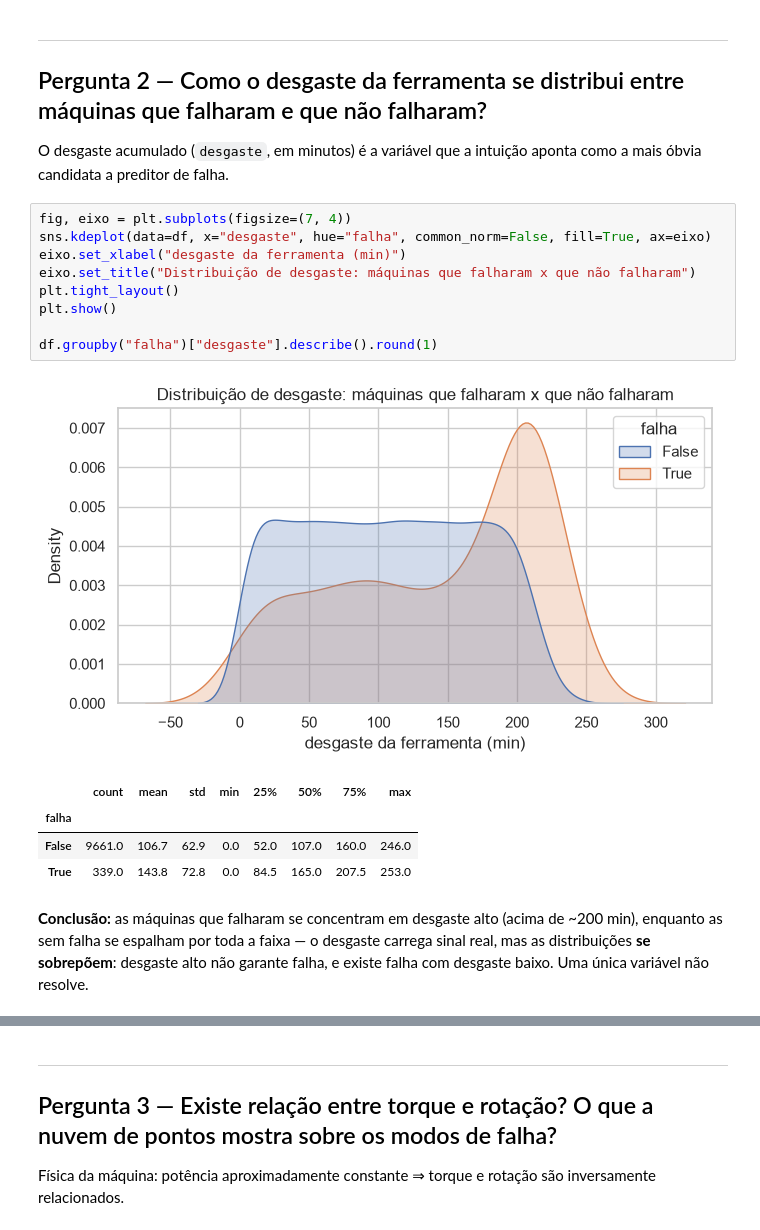
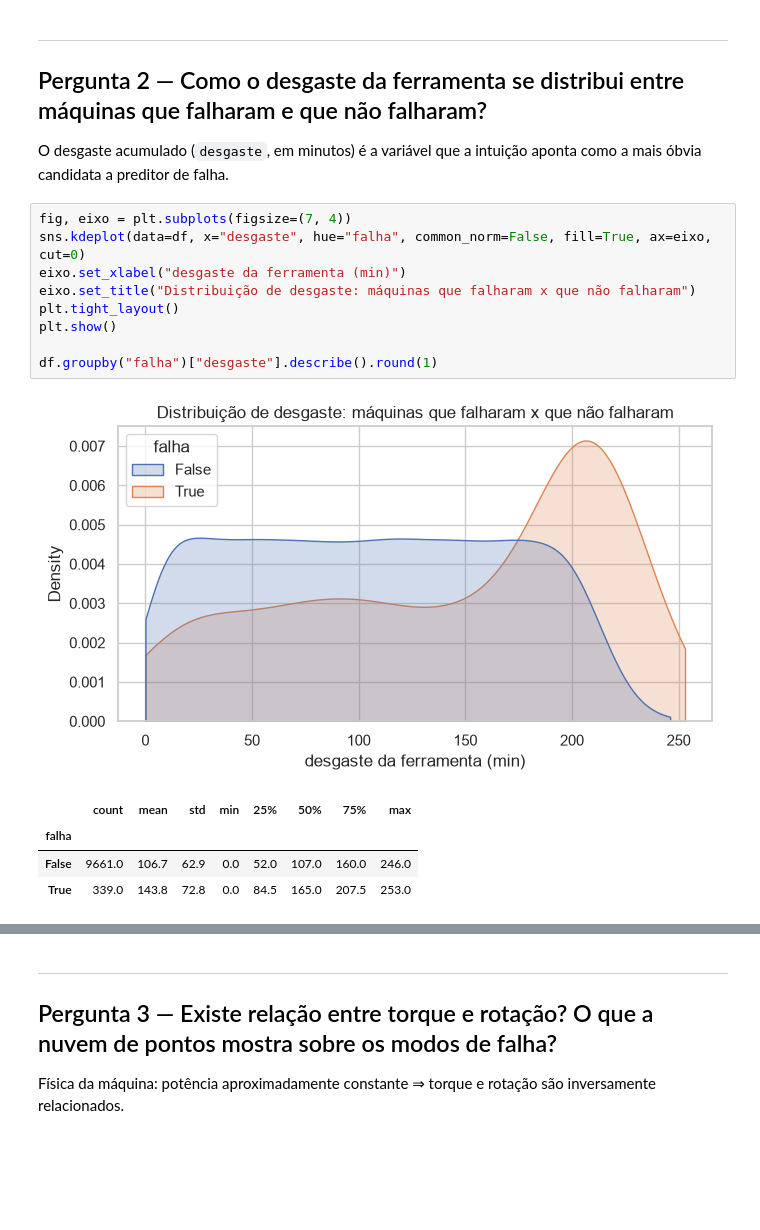
Before and after one commit to gdogabriel/utfpr-ai-proj, a Jupyter notebook: notebooks/01-eda.ipynb, the cells around one changed output, grey strips where cells are left out. Drawn from its saved outputs; the diff is of its cells as text; blank space fills up the shorter version.

Commit message:
fix: melhora visualização das falhas perg 2

```diff
--- a/notebooks/01-eda.ipynb
+++ b/notebooks/01-eda.ipynb
@@ -77,22 +77,16 @@ O desgaste acumulado (`desgaste`, em minutos) é a variável que a intuição ap
 como a mais óbvia candidata a preditor de falha.
 # %%
 fig, eixo = plt.subplots(figsize=(7, 4))
-sns.kdeplot(data=df, x="desgaste", hue="falha", common_norm=False, fill=True, ax=eixo)
+sns.kdeplot(data=df, x="desgaste", hue="falha", common_norm=False, fill=True, ax=eixo, cut=0)
 eixo.set_xlabel("desgaste da ferramenta (min)")
 eixo.set_title("Distribuição de desgaste: máquinas que falharam x que não falharam")
 plt.tight_layout()
 plt.show()
 
 df.groupby("falha")["desgaste"].describe().round(1)
 # %% [output]
-[figure, old version]
+[figure, new version]
 |  | count | mean | std | min | 25% | 50% | 75% | max |
 | falha |  |  |  |  |  |  |  |  |
 | False | 9661.0 | 106.7 | 62.9 | 0.0 | 52.0 | 107.0 | 160.0 | 246.0 |
 | True | 339.0 | 143.8 | 72.8 | 0.0 | 84.5 | 165.0 | 207.5 | 253.0 |
-# %% [markdown]
-**Conclusão:** as máquinas que falharam se concentram em desgaste alto (acima
-de ~200 min), enquanto as sem falha se espalham por toda a faixa — o desgaste
-carrega sinal real, mas as distribuições **se sobrepõem**: desgaste alto não
-garante falha, e existe falha com desgaste baixo. Uma única variável não
-resolve.
```
Also changed, not shown: parts of 3 cells of this notebook.
